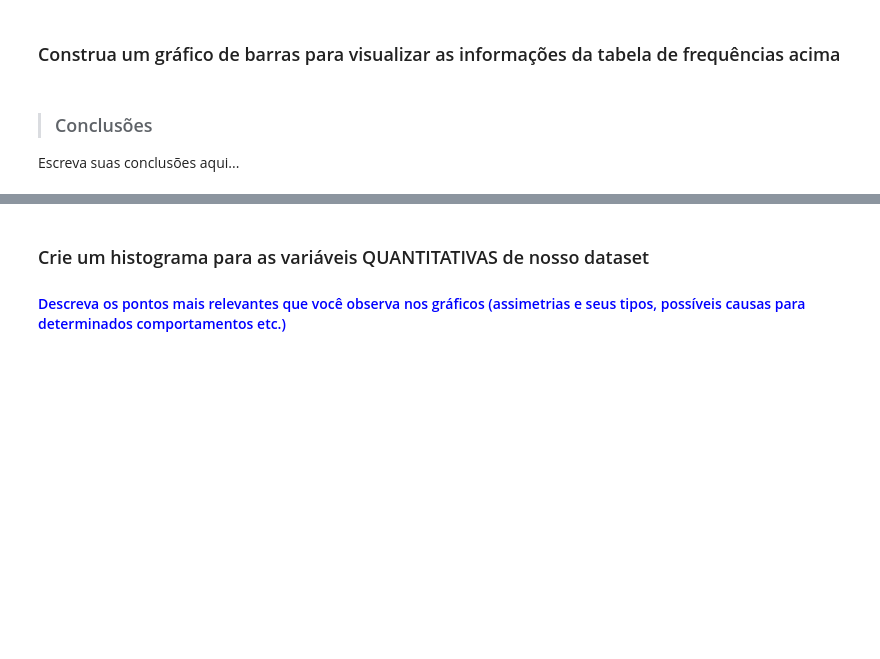
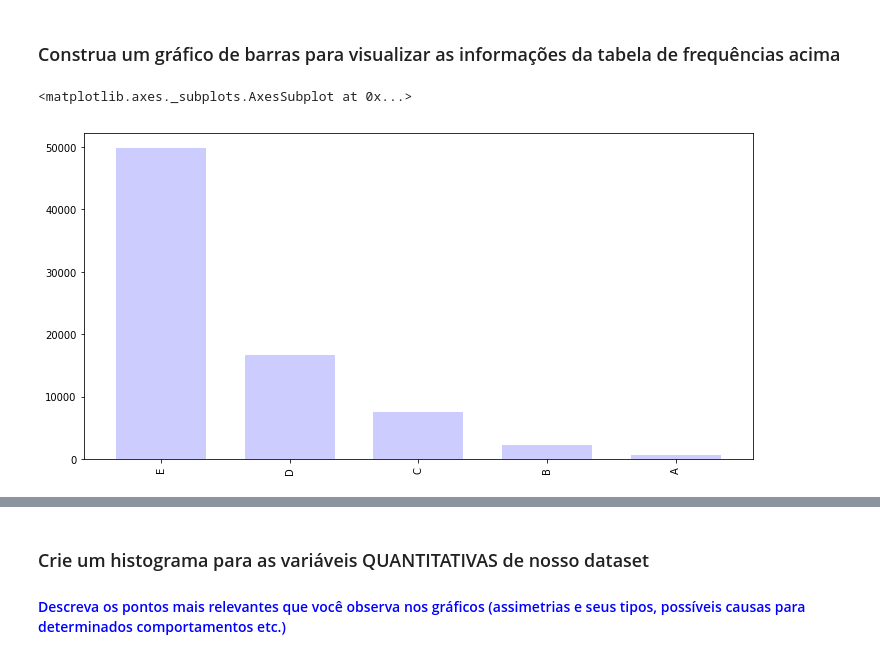
Before and after one commit to dougbatista/data-science-estatistica, a Jupyter notebook: Análise_Descritiva_exame.ipynb, the cells around one changed output, grey strips where cells are left out. Cells and saved outputs as stored; diff of their text form; code cells hidden in the pictures; blank space fills up the shorter version.

```diff
--- a/Análise_Descritiva_exame.ipynb
+++ b/Análise_Descritiva_exame.ipynb
@@ -197,3 +197,14 @@ A      608
 Name: Renda, dtype: int64
 # %% [markdown]
 ### 4º Construir a coluna de percentuais
+# %%
+percentual = pd.value_counts(
+  pd.cut( x=data.Renda,
+          bins=classes,
+          labels=labels,
+          include_lowest=True
+        ),
+    normalize=True
+) * 100
+
+percentual
@@ -200,2 +218,9 @@ Name: Renda, dtype: int64
 # %% [markdown]
 ### 5º Juntar as colunas de frequência e percentuais e ordenar as linhas de acordo com os labels das classes
+# %%
+dist_freq = pd.DataFrame(
+  {
+      'Frequência': frequencia, 'Percentual (%)': percentual
+  }
+)
+dist_freq.sort_index(ascending=False)
@@ -203,5 +236,10 @@ Name: Renda, dtype: int64
 ### Construa um gráfico de barras para visualizar as informações da tabela de frequências acima
-# %% [markdown]
-> ### Conclusões
-
-Escreva suas conclusões aqui...
+# %%
+dist_freq['Frequência'].plot.bar(width= 0.70, color = 'blue', alpha = 0.2, figsize=(12,6))
+
+
+# ax = sns.barplot(x="Classes", y="Percentual", data=percentual[0])
+# ax
+# %% [output]
+<matplotlib.axes._subplots.AxesSubplot at 0x...>
+[figure, added]
```
Also changed, not shown: parts of 4 cells of this notebook.
